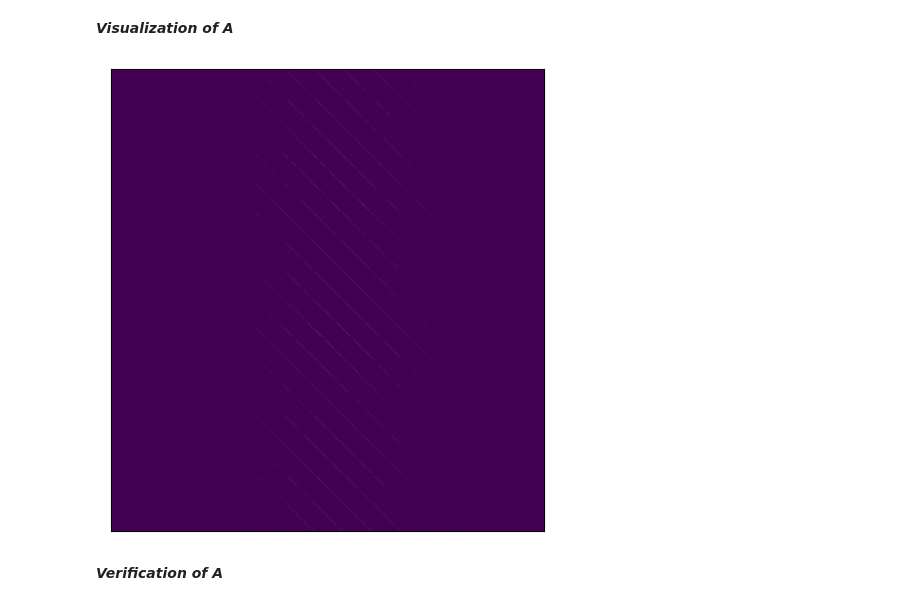
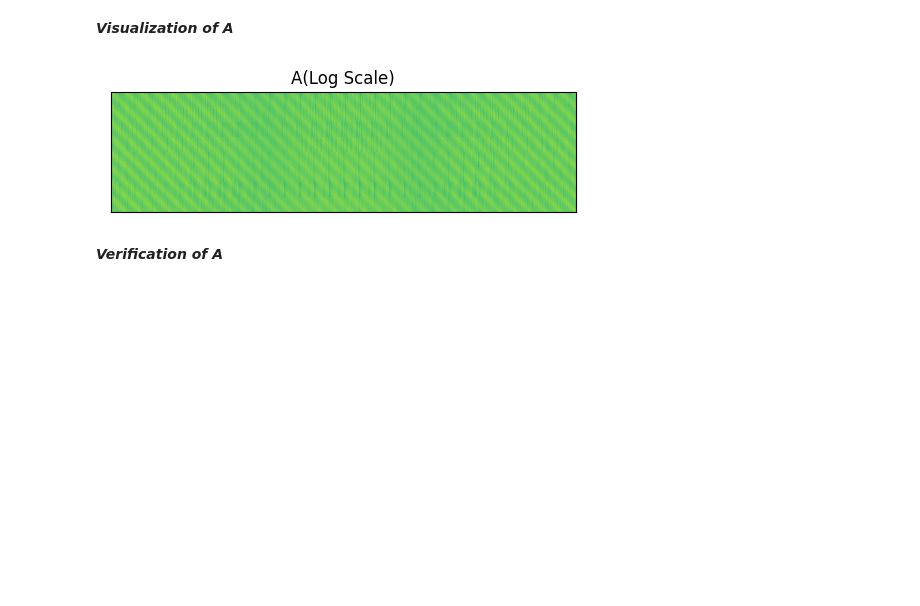
Before and after one commit to sanjith1999/FRIS, a Jupyter notebook: forward_model/forward_model.ipynb, the cells around one changed output. Drawn from its saved outputs; the diff is of its cells as text; code cells hidden in the pictures; blank space fills up the shorter version.

```diff
--- a/forward_model/forward_model.ipynb
+++ b/forward_model/forward_model.ipynb
@@ -92,7 +94,7 @@ def show_planes(outs, title, N_z = 256): #outs.shape: [Nz, Nx, Ny]
         plt.title(f'z: {z_idx}')
 
     plt.subplots_adjust(top=0.73)
-    plt.suptitle(f'{title} | min: {round(outs.min(), 5)}, max: {round(outs.max(), 5)}\n')
+    plt.suptitle(f'{title} ')
     plt.show()
 
 # SHOWING SPECIFIED PLANES OF 3D TENSOR
@@ -105,7 +107,7 @@ def show_planes_z(outs, title, z_planes): #outs.shape: [Nz, Nx, Ny]
         plt.title(f'z: {z_idx}')
 
     plt.subplots_adjust(top=0.73)
-    plt.suptitle(f'{title} | min: {round(outs.min(), 5)}, max: {round(outs.max(), 5)}\n')
+    plt.suptitle(f'{title}')
     plt.show()
 
 
@@ -113,7 +115,7 @@ def show_planes_z(outs, title, z_planes): #outs.shape: [Nz, Nx, Ny]
 # SHOWING 2D IMAGES
 def show_image(image, title='', fig_size = (5,5)):
     plt.figure(figsize=fig_size)
-    plt.imshow(image)
+    plt.imshow(image,vmax=image.max(),vmin=image.min())
     plt.xticks([])
     plt.yticks([])
     plt.title(title)
@@ -412,7 +471,7 @@ _=forward_model(random_cube_e2,Ht_2D,3)
 # %% [markdown]
 $$Y_{\tiny N_x\cdot N_y\cdot m\times1} = A_{\tiny N_x\cdot N_y\cdot m\times N_x\cdot N_y\cdot N_z}\cdot X_{\tiny N_x\cdot N_y\cdot N_z\times 1}$$
 # %%
-m = 16
+m = 8
 A = torch.zeros(Nx*Ny*m,Nx*Ny*Nz).float().to(device)
 # %%
 # Lets Fix Ht ~ # = m
@@ -446,3 +505,7 @@ for i_z in range(Nz):
             I[0,i_z,i_x,i_y] = 1
             A [:,i_z*Ny*Nx+ i_x*Ny+i_y] = extended_forward_model(I)
             I[0,i_z,i_x,i_y] = 0
+# %%
+A_ = A.detach().cpu().numpy()
+A_[A_==0] = 1e-30
+A_ = np.log(A_)
@@ -451,9 +516,9 @@ for i_z in range(Nz):
 # %% [markdown]
 ***Visualization of A***
 # %%
-show_image(A.detach().cpu().numpy(),fig_size=(6,6))
+show_image(A_,fig_size=(6,6),title="A(Log Scale)")
 # %% [output]
-[figure, old version]
+[figure, new version]
 # %% [markdown]
 ***Verification of A***
 # %%
```
Also changed, not shown: parts of 16 cells of this notebook, 2 other files.
